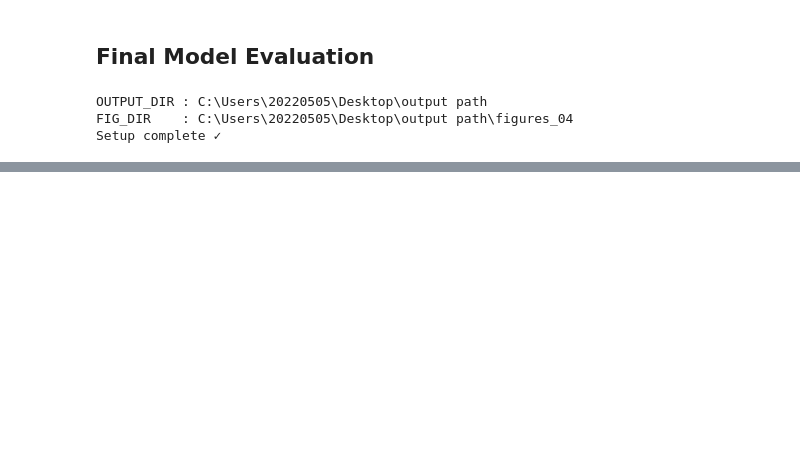
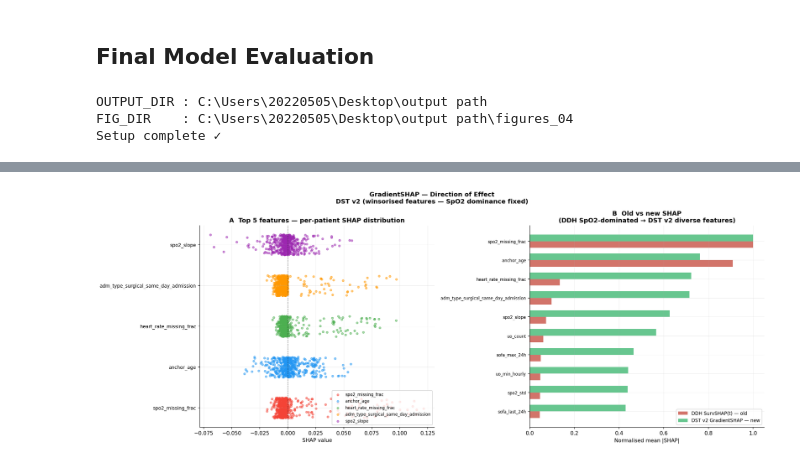
Before and after one commit to hamdikhasawneh/AI-sepsis, a Jupyter notebook: notebooks/04_final_model_evaluation.ipynb, the cells around one changed output, grey strips where cells are left out. Saved outputs shown, nothing was run; the diff lists cells and outputs as text; code cells hidden in the pictures; blank space fills up the shorter version.

```diff
--- a/notebooks/04_final_model_evaluation.ipynb
+++ b/notebooks/04_final_model_evaluation.ipynb
@@ -198,0 +998,74 @@ This takes ~2-3 minutes...
+# %%
+# ── Cell 5b: DST v2 SHAP — Direction of effect ────────────────
+fig, axes = plt.subplots(1, 2, figsize=(18, 7))
+fig.suptitle(
+    'GradientSHAP — Direction of Effect\n'
+    'DST v2 (winsorised features — SpO2 dominance fixed)',
+    fontsize=12, fontweight='bold'
+)
+
+top5_idx   = top15_idx[:5]
+top5_names = [feature_cols[i] for i in top5_idx]
+palette    = ['#F44336', '#2196F3', '#4CAF50', '#FF9800', '#9C27B0']
+
+# ── Panel A: Per-feature SHAP distributions ───────────────────
+ax = axes[0]
+for rank, (fi, clr) in enumerate(zip(top5_idx, palette)):
+    vals = dst_shap_values[:, fi]
+    ax.scatter(
+        vals,
+        np.full_like(vals, rank) + np.random.uniform(-0.25, 0.25, len(vals)),
+        color=clr, alpha=0.5, s=15, label=feature_cols[fi]
+    )
+ax.axvline(0, color='black', lw=0.8, ls='--', alpha=0.5)
+ax.set_yticks(range(5))
+ax.set_yticklabels(top5_names, fontsize=9)
+ax.set_xlabel('SHAP value')
+ax.set_title('A  Top 5 features — per-patient SHAP distribution',
+             fontweight='bold')
+ax.legend(fontsize=8, loc='lower right')
+
+# ── Panel B: Old DDH vs New DST comparison ────────────────────
+ax = axes[1]
+old_mabs  = np.abs(shap_values).mean(axis=(0, 2))
+old_top10 = np.argsort(old_mabs)[::-1][:10]
+old_names = [feature_cols[i] for i in old_top10]
+old_vals  = old_mabs[old_top10]
+
+new_top10 = np.argsort(mean_abs_shap)[::-1][:10]
+new_names = [feature_cols[i] for i in new_top10]
+new_vals  = mean_abs_shap[new_top10]
+
+x = np.arange(10)
+w = 0.35
+ax.barh(x - w/2, old_vals[::-1] / old_vals.max(),
+        w, color='#C0392B', alpha=0.7, label='DDH SurvSHAP(t) — old')
+ax.barh(x + w/2, new_vals[::-1] / new_vals.max(),
+        w, color='#27AE60', alpha=0.7, label='DST v2 GradientSHAP — new')
+ax.set_yticks(x)
+ax.set_yticklabels(new_names[::-1], fontsize=8)
+ax.set_xlabel('Normalised mean |SHAP|')
+ax.set_title('B  Old vs new SHAP\n'
+             '(DDH SpO2-dominated → DST v2 diverse features)',
+             fontweight='bold')
+ax.legend(fontsize=9)
+
+plt.tight_layout()
+fpath = FIG_DIR / 'fig9_dst_shap_direction.png'
+plt.savefig(str(fpath), dpi=300, bbox_inches='tight')
+plt.show()
+print(f'Saved -> {fpath.name} ✓')
+
+# ── Print top 10 summary ──────────────────────────────────────
+print(f'\nTop 10 features — DST v2 GradientSHAP:')
+print(f"{'Rank':>5} {'Feature':<35} {'Mean |SHAP|':>12} {'Direction':>10}")
+print('-' * 65)
+signed_dst = dst_shap_values.mean(axis=0)
+for rank, fi in enumerate(new_top10, 1):
+    direction = 'Risk +' if signed_dst[fi] > 0 else 'Protective'
+    print(f'{rank:>5} {feature_cols[fi]:<35} '
+          f'{mean_abs_shap[fi]:>12.5f} {direction:>10}')
+
+print('\nSection 5 complete ✓')
+# %% [output]
+[figure, added]
```
Also changed, not shown: parts of 22 cells of this notebook, 3 other files.
